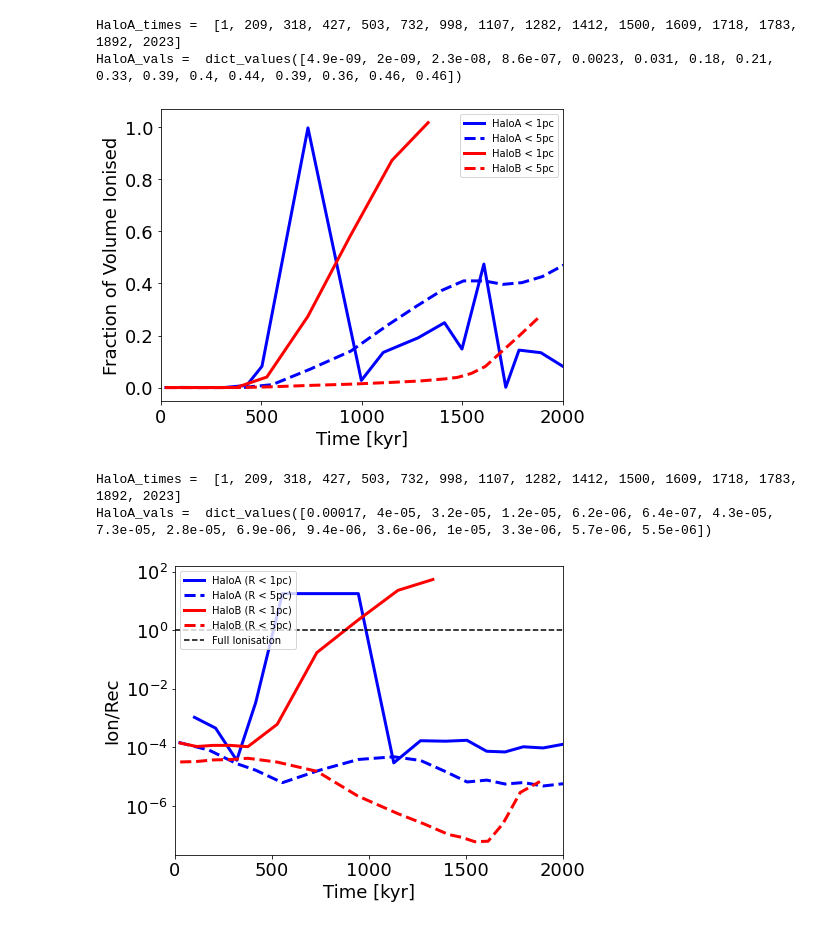
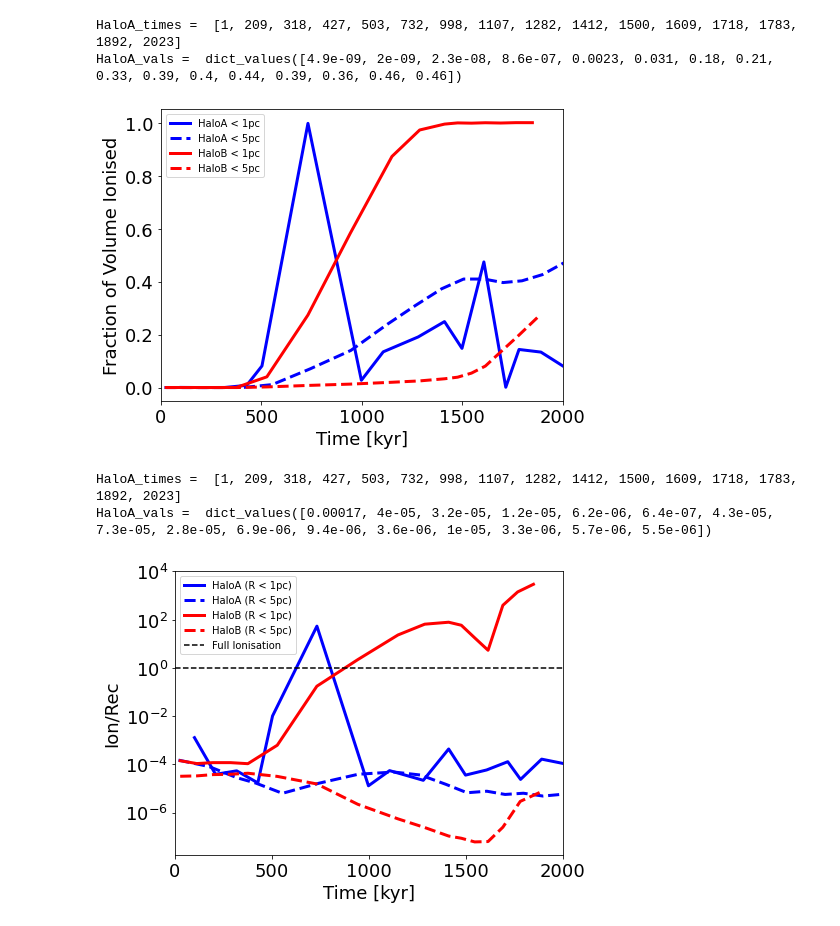
Before and after one commit to fearmayo/Massive-Star-Formation-in-Metal-Free-Galaxies-at-High-Redshift, a Jupyter notebook: calculations/Ionisation.ipynb, the cells around one changed output. Saved outputs shown, nothing was run; the diff lists cells and outputs as text; code cells hidden in the pictures.

Commit message:
updated Figure 2 and added Chon et al. discussion

```diff
--- a/calculations/Ionisation.ipynb
+++ b/calculations/Ionisation.ipynb
@@ -121,16 +121,23 @@ print("HaloA_vals = ", HaloA_Ionisation_5pc.values())
 HaloA_times =  [1, 209, 318, 427, 503, 732, 998, 1107, 1282, 1412, 1500, 1609, 1718, 1783, 1892, 2023]
 HaloA_vals =  dict_values([4.9e-09, 2e-09, 2.3e-08, 8.6e-07, 0.0023, 0.031, 0.18, 0.21, 0.33, 0.39, 0.4, 0.44, 0.39, 0.36, 0.46, 0.46])
 # %%
-HaloB_Ionisation_1pc = {28: 1.3e-6,
-                    109: 4e-6,
-                    200: 4.3e-7,
-                    277: 1.6e-6,
-                    381: 4.2e-7,
+HaloB_Ionisation_1pc = {28: 1.3e-4,
+                    109: 4e-4,
+                    200: 4.3e-5,
+                    277: 1.6e-4,
+                    381: 4.2e-5,
                     469: 0.0014,
                     732:0.12,
                     994: 0.70,
                     1103:0.93,
-                    1354:0.99}
+                    1354:0.99,
+                    1408:0.999840449500,
+                    1474:0.9966318537622626,
+                    1550:1.0036220087644088,
+                    1615:0.9969374343088047,
+                    1681:1.0014256485861388,
+                    1779:1.00039431424156,
+                    1844:1.001215561960391}
 
 HaloB_Recombination_1pc = {28: 1.3e-4,
                        109: 1.3e-4,
@@ -141,7 +148,14 @@ HaloB_Recombination_1pc = {28: 1.3e-4,
                        732:1.7e-3,
                        994: 0.52,
                        1103:6.1,
-                       1354:63}
+                       1354:63,
+                       1408:125.88057119304715,
+                        1474:46.339078995064675,
+                        1550:4.024764632233338,
+                        1615:2.5271108849880872,
+                        1681:9.593504244737346,
+                        1779:1172.294949006413,
+                        1844:3059.7921986943556}
 
 HaloB_Ionisation_5pc = {28: 1.06e-6,
                     109: 3.21e-6,
@@ -212,45 +226,47 @@ ax1.legend()
 fig.tight_layout()
 fig.savefig("Ionisation.pdf")
 # %% [output]
-[figure, old version]
+[figure, new version]
 # %%
 print("HaloA_times = ", list(HaloA_times))
 print("HaloA_vals = ", HaloA_Recombination_5pc.values())
 fig = plt.figure(figsize=(7,5))
 ax1 = fig.add_subplot(111)
 
-haloAx_1pc = savgol_filter(list(HaloA_Recombination_1pc.keys()), 3, 1)
-haloAy_1pc = savgol_filter(list(HaloA_Recombination_1pc.values()), 3, 1)
+#haloAx_1pc = savgol_filter(list(HaloA_Recombination_1pc.keys()), 3, 1)
+#haloAy_1pc = savgol_filter(list(HaloA_Recombination_1pc.values()), 3, 1)
+haloAx_1pc = list(HaloA_Recombination_1pc.keys())
+haloAy_1pc = list(HaloA_Recombination_1pc.values())
 haloAx_5pc = savgol_filter(list(HaloA_Recombination_5pc.keys()), 3, 1)
 haloAy_5pc = savgol_filter(list(HaloA_Recombination_5pc.values()), 3, 1)
 haloAx_20pc = savgol_filter(list(HaloA_Recombination_20pc.keys()), 3, 1)
 haloAy_20pc = savgol_filter(list(HaloA_Recombination_20pc.values()), 3, 1)
 
 haloBx_1pc = savgol_filter(list(HaloB_Recombination_1pc.keys()), 3, 1)
 haloBy_1pc = savgol_filter(list(HaloB_Recombination_1pc.values()), 3, 1)
 haloBx_5pc = savgol_filter(list(HaloB_Recombination_5pc.keys()), 3, 1)
 haloBy_5pc = savgol_filter(list(HaloB_Recombination_5pc.values()), 3, 1)
 
 
 #HaloA
 ax1.semilogy(haloAx_1pc, haloAy_1pc, label='HaloA (R < 1pc)', lw=3, color='b')
 ax1.semilogy(haloAx_5pc, haloAy_5pc, label='HaloA (R < 5pc)', lw=3, color='b', ls='dashed')
 
 #HaloB
 ax1.semilogy(haloBx_1pc, haloBy_1pc, label='HaloB (R < 1pc)', lw=3, color='r')
 ax1.semilogy(haloBx_5pc, haloBy_5pc, label='HaloB (R < 5pc)', lw=3, color='r', ls='dashed')
 #ax1.semilogy(haloAx_20pc, haloAy_20pc, label='HaloA (R < 20pc)', lw=3, color='b', ls='dashed')
 
 ax1.axhline(y=1.0, ls='dashed',c='k',label='Full Ionisation')
 ax1.set_xlabel("Time [kyr]", fontsize=18)
 ax1.set_ylabel("Ion/Rec", fontsize=18)
 ax1.set_xlim(0.0, 2000)
 #ax1.set_ylim(1e-7, 1e1)
 ax1.tick_params(labelsize=18)
 ax1.legend(loc='upper left')
 fig.tight_layout()
 fig.savefig("Recombination.pdf")
 # %% [output]
 HaloA_times =  [1, 209, 318, 427, 503, 732, 998, 1107, 1282, 1412, 1500, 1609, 1718, 1783, 1892, 2023]
 HaloA_vals =  dict_values([0.00017, 4e-05, 3.2e-05, 1.2e-05, 6.2e-06, 6.4e-07, 4.3e-05, 7.3e-05, 2.8e-05, 6.9e-06, 9.4e-06, 3.6e-06, 1e-05, 3.3e-06, 5.7e-06, 5.5e-06])
-[figure, old version]
+[figure, new version]
```
Also changed, not shown: 3 other files.
